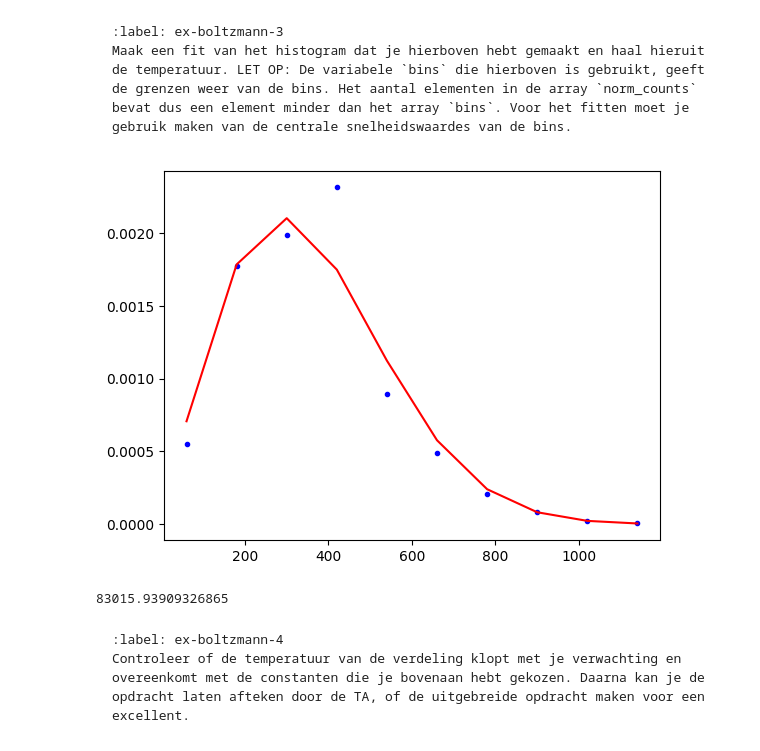
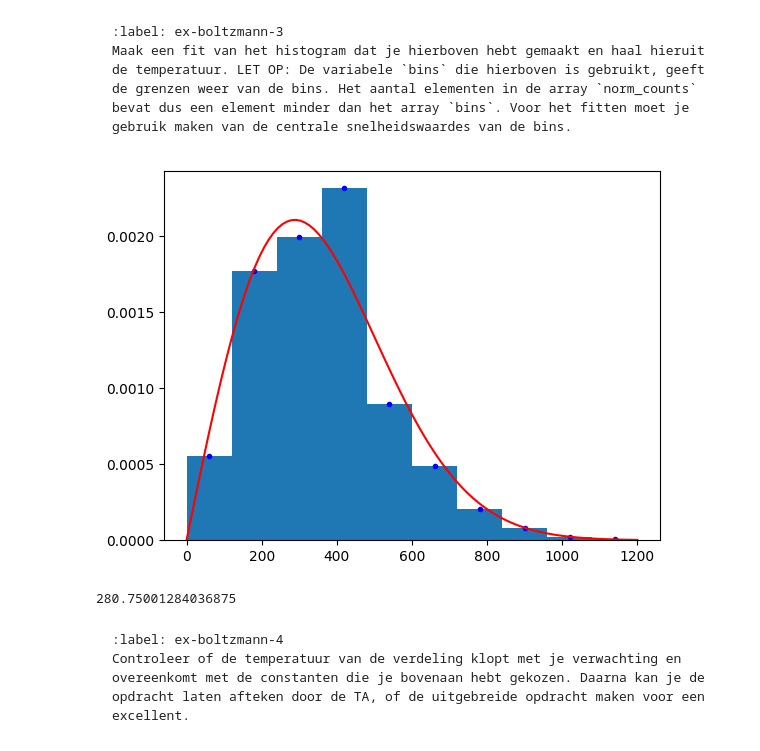
Before and after one commit to tak-max/Aal-en-Bec, a Jupyter notebook: Content/PySim/6_boltzmann.ipynb, the cells around one changed output. Saved outputs shown, nothing was run; the diff lists cells and outputs as text; code cells hidden in the pictures.

````diff
--- a/Content/PySim/6_boltzmann.ipynb
+++ b/Content/PySim/6_boltzmann.ipynb
@@ -358,24 +358,27 @@ Maak een fit van het histogram dat je hierboven hebt gemaakt en haal hieruit de
 # %%
 #your code/answer
 bin_centers = (bins[:-1] + bins[1:]) / 2
 
 def functiefit(v,T):
-    m = 1.0
-    kb = 1
+    m = 4.667E-26
+    kb = 1.38E-23
     return ((m * v) / (kb * T)) * np.exp(-(m * v**2 )/ (2 * kb * T))
 
 popt, pcov = curve_fit(functiefit, bin_centers, norm_counts, p0=[100000])
 T_fit = popt[0]
 
+x_test = np.linspace(0, 3*V_0, 100)
+
 plt.figure()
 plt.plot(bin_centers, norm_counts, 'b.', label='Data')
-plt.plot(bin_centers, functiefit(bin_centers, T_fit), 'r-', label='Fit: T={:.2f} K'.format(T_fit))
+plt.stairs(norm_counts, bins, fill='True')
+plt.plot(x_test, functiefit(x_test, T_fit), 'r-', label='Fit: T={:.2f} K'.format(T_fit))
 plt.show()
 
 print(T_fit)
 # %% [output]
-[figure, old version]
+[figure, new version]
-83015.93909326865
+280.75001284036875
 # %% [markdown]
 ```{exercise}
 :label: ex-boltzmann-4
````
